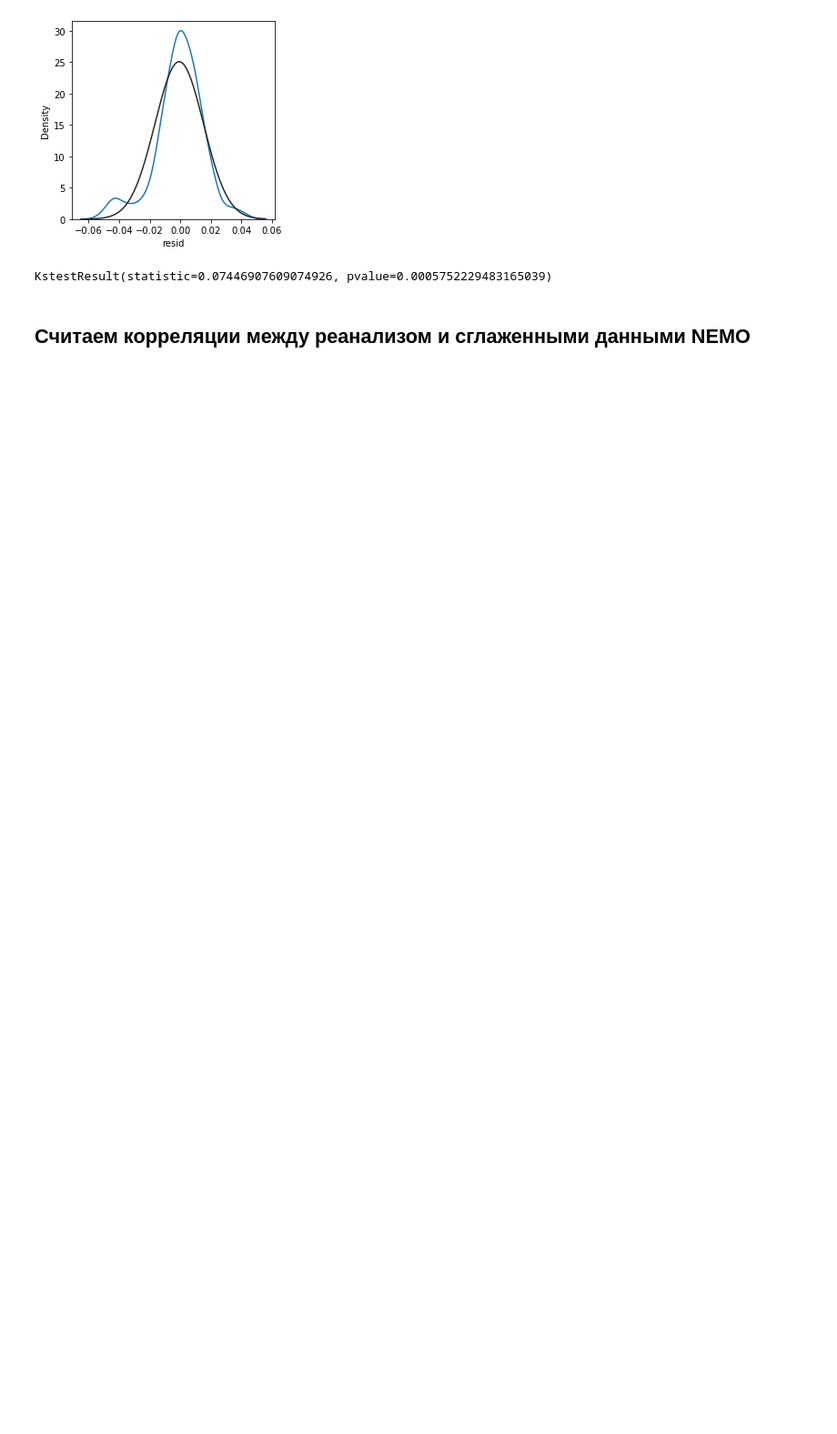
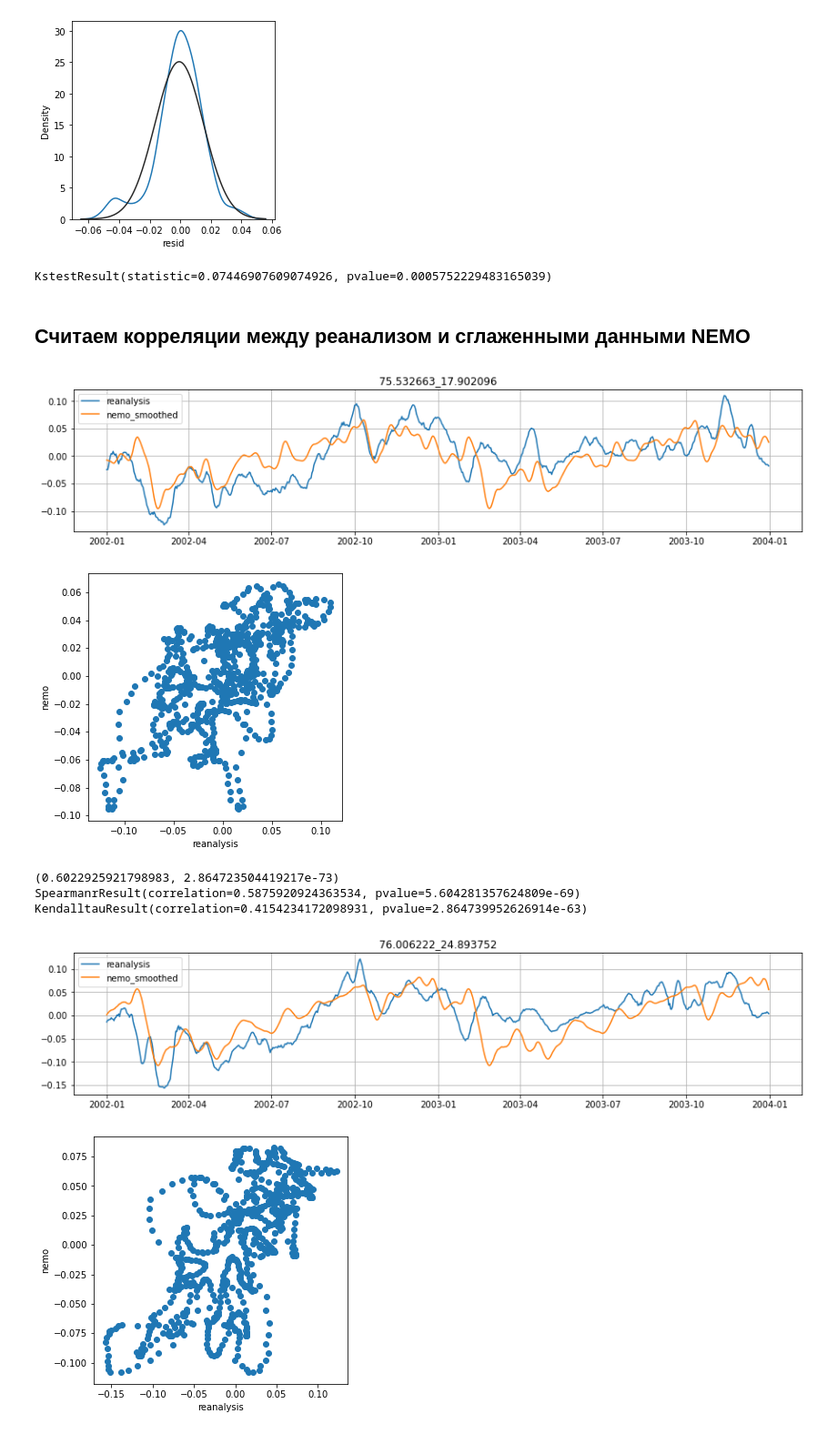
Before and after one commit to ChrisLisbon/ITMO_master_degree_classes, a Jupyter notebook: Research_work(NEMO)/ARIMA+NEMO_as_exog.ipynb, the cells around one changed output. Shown at 91% size. Drawn from its saved outputs; the diff is of its cells as text; code cells hidden in the pictures; blank space fills up the shorter version.

Commit message:
comparing timeline parts NEMO and peanalysis

```diff
--- a/Research_work(NEMO)/ARIMA+NEMO_as_exog.ipynb
+++ b/Research_work(NEMO)/ARIMA+NEMO_as_exog.ipynb
@@ -176,0 +179,74 @@ KstestResult(statistic=0.07446907609074926, pvalue=0.0005752229483165039)
+# %%
+df_rean=pd.read_csv('./timelines_data/formed_timelines_2002_2003/2002-2003_spitz_reanalysis.csv', sep=';')
+df_rean['dates'] =  pd.to_datetime(df_rean['dates'], format='%Y-%m-%d')
+df_rean['75.532663_17.902096_v']=df_rean['75.532663_17.902096']-np.mean(df_rean['75.532663_17.902096'])
+df_rean['76.006222_24.893752_v']=df_rean['76.006222_24.893752']-np.mean(df_rean['76.006222_24.893752'])
+df_rean['75.210923_11.252254_v']=df_rean['75.210923_11.252254']-np.mean(df_rean['75.210923_11.252254'])
+# %%
+x=df_rean['75.532663_17.902096_v']
+y=df_nemo['75.532663_17.902096_v']
+
+plt.rcParams['figure.figsize'] = [15, 3]
+plt.plot(df_rean['dates'], x, label='reanalysis')
+plt.plot(df_nemo['dates'], y, label='nemo_smoothed')
+plt.title('75.532663_17.902096')
+plt.legend()
+plt.grid()
+plt.show()
+
+plt.rcParams['figure.figsize'] = [5, 5]
+plt.scatter(x, y)
+plt.xlabel('reanalysis')
+plt.ylabel('nemo')
+plt.show()
+print(scipy.stats.pearsonr(x, y))    # Pearson's r
+print(scipy.stats.spearmanr(x, y))   # Spearman's rho
+print(scipy.stats.kendalltau(x, y))  # Kendall's tau
+
+x=df_rean['76.006222_24.893752_v']
+y=df_nemo['76.006222_24.893752_v']
+
+plt.rcParams['figure.figsize'] = [15, 3]
+plt.plot(df_rean['dates'], x, label='reanalysis')
+plt.plot(df_nemo['dates'], y, label='nemo_smoothed')
+plt.title('76.006222_24.893752')
+plt.legend()
+plt.grid()
+plt.show()
+
+plt.rcParams['figure.figsize'] = [5, 5]
+plt.scatter(x, y)
+plt.xlabel('reanalysis')
+plt.ylabel('nemo')
+plt.show()
+print(scipy.stats.pearsonr(x, y))    # Pearson's r
+print(scipy.stats.spearmanr(x, y))   # Spearman's rho
+print(scipy.stats.kendalltau(x, y))  # Kendall's tau
+
+x=df_rean['75.210923_11.252254_v']
+y=df_nemo['75.210923_11.252254_v']
+
+plt.rcParams['figure.figsize'] = [15, 3]
+plt.plot(df_rean['dates'], x, label='reanalysis')
+plt.plot(df_nemo['dates'], y, label='nemo_smoothed')
+plt.title('75.210923_11.252254')
+plt.legend()
+plt.grid()
+plt.show()
+
+plt.rcParams['figure.figsize'] = [5, 5]
+plt.scatter(x, y)
+plt.xlabel('reanalysis')
+plt.ylabel('nemo')
+plt.show()
+print(scipy.stats.pearsonr(x, y))    # Pearson's r
+print(scipy.stats.spearmanr(x, y))   # Spearman's rho
+print(scipy.stats.kendalltau(x, y))  # Kendall's tau
+# %% [output]
+[figure, added]
+[figure, added]
+(0.6022925921798983, 2.864723504419217e-73)
+SpearmanrResult(correlation=0.5875920924363534, pvalue=5.604281357624809e-69)
+KendalltauResult(correlation=0.4154234172098931, pvalue=2.864739952626914e-63)
+[figure, added]
+[figure, added]
```
Also changed, not shown: parts of 9 cells of this notebook.
